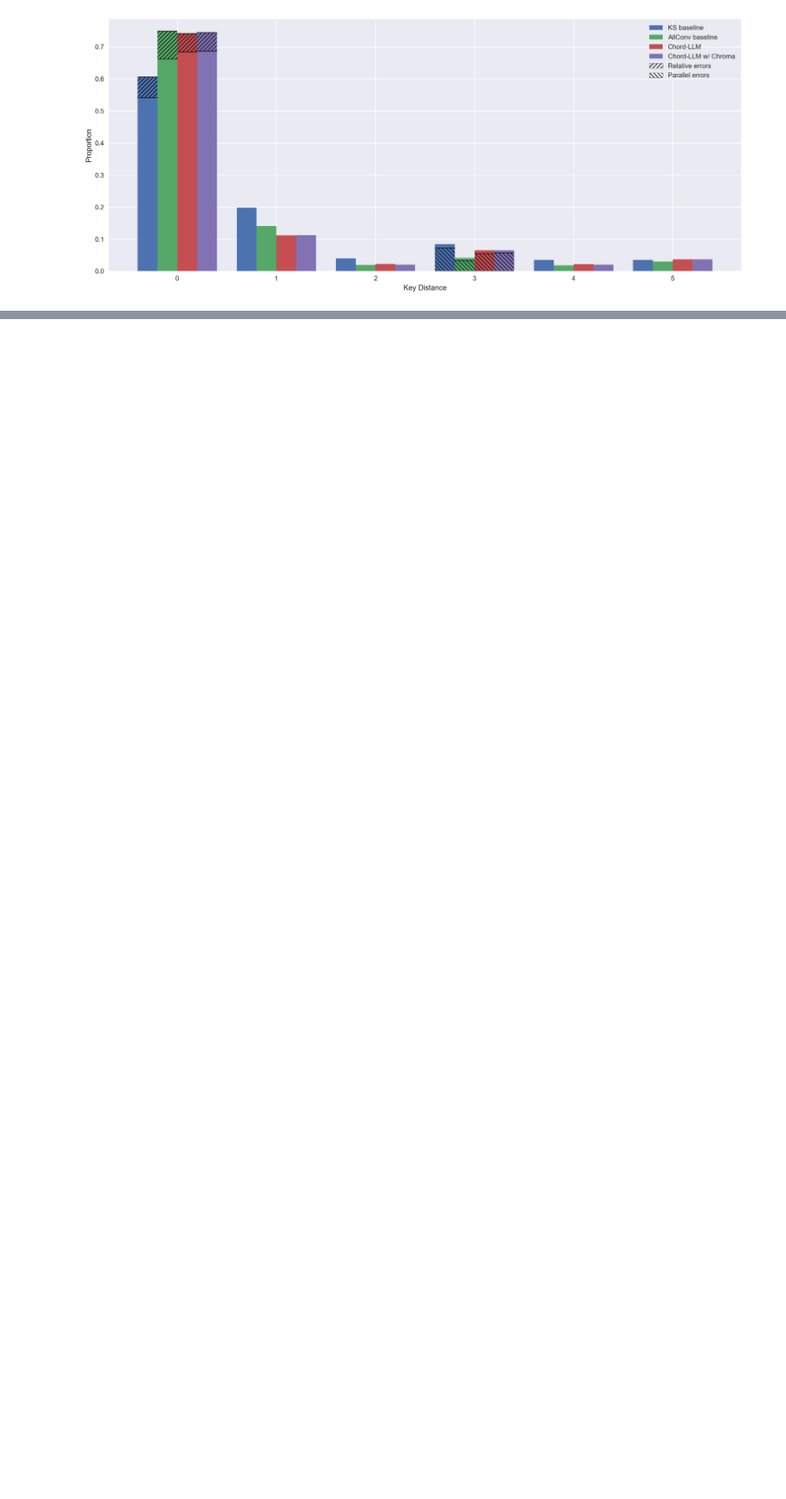
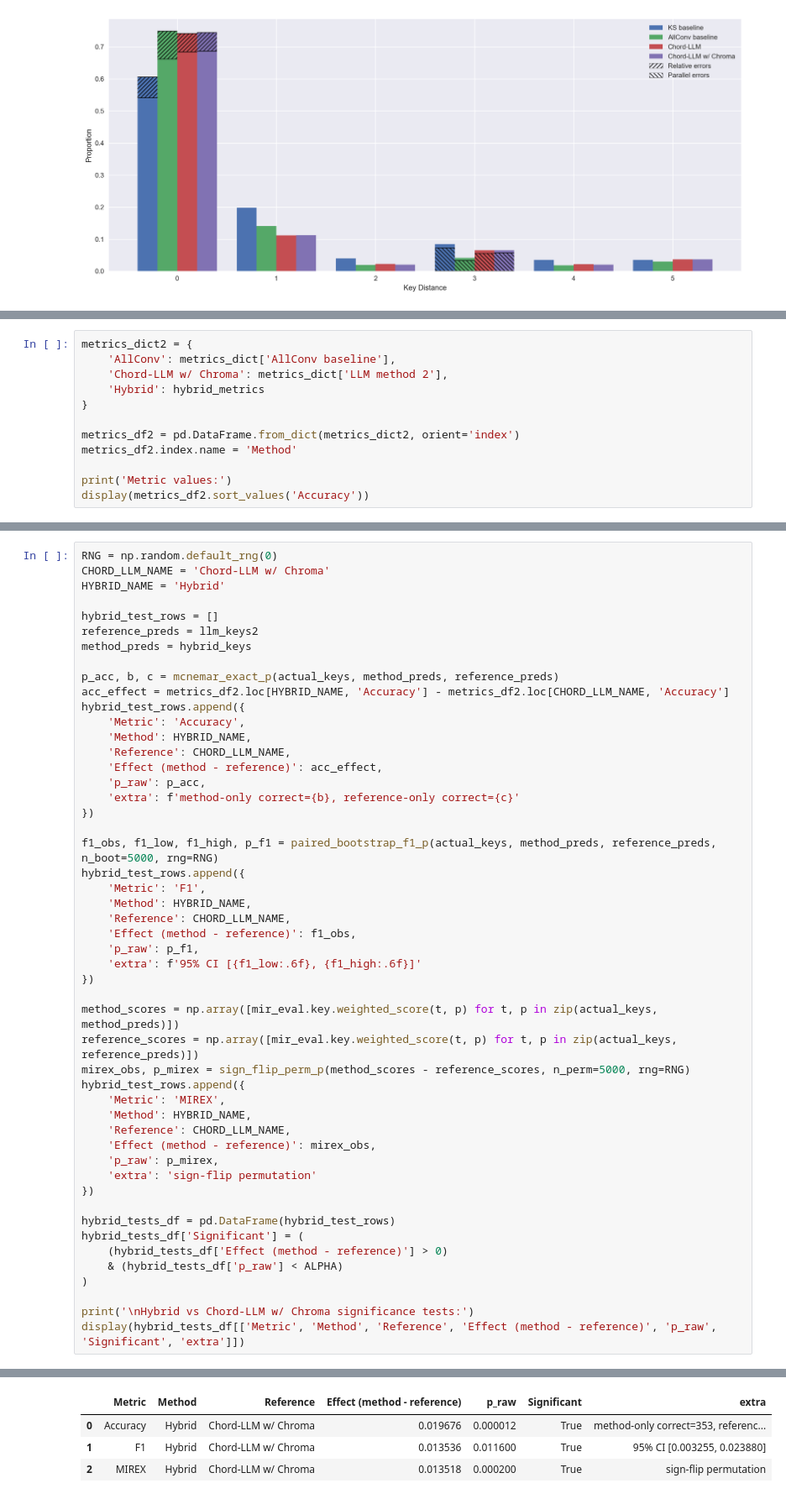
Before and after one commit to jeffgord/llm-key-estimation, a Jupyter notebook: evaluation/eval.ipynb, the cells around one changed output, grey strips where cells are left out. Shown at 84% size. Cells and saved outputs as stored; diff of their text form; blank space fills up the shorter version.

Commit message:
Add hybrid system

```diff
--- a/evaluation/eval.ipynb
+++ b/evaluation/eval.ipynb
@@ -522,0 +457,12 @@ plt.show()
+# %%
+metrics_dict2 = {
+    'AllConv': metrics_dict['AllConv baseline'],
+    'Chord-LLM w/ Chroma': metrics_dict['LLM method 2'],
+    'Hybrid': hybrid_metrics
+}
+
+metrics_df2 = pd.DataFrame.from_dict(metrics_dict2, orient='index')
+metrics_df2.index.name = 'Method'
+
+print('Metric values:')
+display(metrics_df2.sort_values('Accuracy'))
@@ -522,0 +476,51 @@ plt.show()
+# %%
+RNG = np.random.default_rng(0)
+CHORD_LLM_NAME = 'Chord-LLM w/ Chroma'
+HYBRID_NAME = 'Hybrid'
+
+hybrid_test_rows = []
+reference_preds = llm_keys2
+method_preds = hybrid_keys
+
+p_acc, b, c = mcnemar_exact_p(actual_keys, method_preds, reference_preds)
+acc_effect = metrics_df2.loc[HYBRID_NAME, 'Accuracy'] - metrics_df2.loc[CHORD_LLM_NAME, 'Accuracy']
+hybrid_test_rows.append({
+    'Metric': 'Accuracy',
+    'Method': HYBRID_NAME,
+    'Reference': CHORD_LLM_NAME,
+    'Effect (method - reference)': acc_effect,
+    'p_raw': p_acc,
+    'extra': f'method-only correct={b}, reference-only correct={c}'
+})
+
+f1_obs, f1_low, f1_high, p_f1 = paired_bootstrap_f1_p(actual_keys, method_preds, reference_preds, n_boot=5000, rng=RNG)
+hybrid_test_rows.append({
+    'Metric': 'F1',
+    'Method': HYBRID_NAME,
+    'Reference': CHORD_LLM_NAME,
+    'Effect (method - reference)': f1_obs,
+    'p_raw': p_f1,
+    'extra': f'95% CI [{f1_low:.6f}, {f1_high:.6f}]'
+})
+
+method_scores = np.array([mir_eval.key.weighted_score(t, p) for t, p in zip(actual_keys, method_preds)])
+reference_scores = np.array([mir_eval.key.weighted_score(t, p) for t, p in zip(actual_keys, reference_preds)])
+mirex_obs, p_mirex = sign_flip_perm_p(method_scores - reference_scores, n_perm=5000, rng=RNG)
+hybrid_test_rows.append({
+    'Metric': 'MIREX',
+    'Method': HYBRID_NAME,
+    'Reference': CHORD_LLM_NAME,
+    'Effect (method - reference)': mirex_obs,
+    'p_raw': p_mirex,
+    'extra': 'sign-flip permutation'
+})
+
+hybrid_tests_df = pd.DataFrame(hybrid_test_rows)
+hybrid_tests_df['Significant'] = (
+    (hybrid_tests_df['Effect (method - reference)'] > 0)
+    & (hybrid_tests_df['p_raw'] < ALPHA)
+)
+
+print('\nHybrid vs Chord-LLM w/ Chroma significance tests:')
+display(hybrid_tests_df[['Metric', 'Method', 'Reference', 'Effect (method - reference)', 'p_raw', 'Significant', 'extra']])
+# %% [output]
@@ -522,0 +528,4 @@ plt.show()
+|  | Metric | Method | Reference | Effect (method - reference) | p_raw | Significant | extra |
+| 0 | Accuracy | Hybrid | Chord-LLM w/ Chroma | 0.019676 | 0.000012 | True | method-only correct=353, referenc... |
+| 1 | F1 | Hybrid | Chord-LLM w/ Chroma | 0.013536 | 0.011600 | True | 95% CI [0.003255, 0.023880] |
+| 2 | MIREX | Hybrid | Chord-LLM w/ Chroma | 0.013518 | 0.000200 | True | sign-flip permutation |
```
Also changed, not shown: parts of 23 cells of this notebook, 2 other files.
